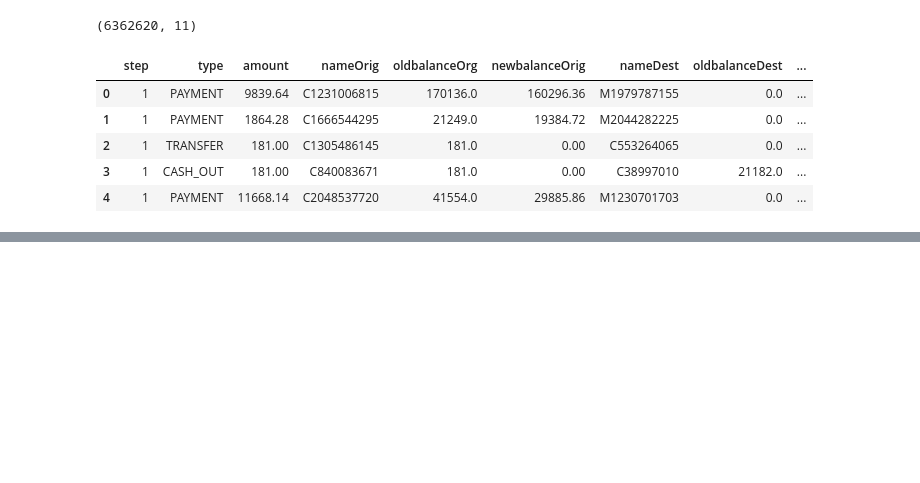
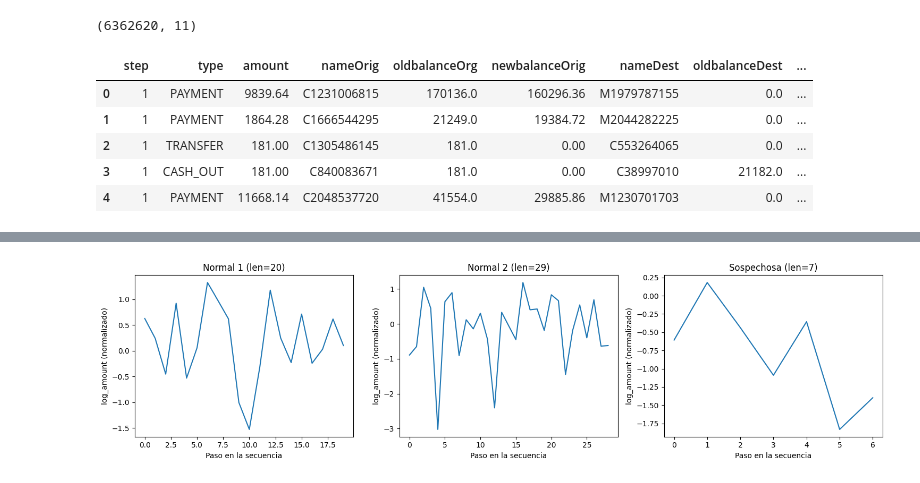
Before and after one commit to nilsmuralles/P2-Deep, a Jupyter notebook: 01_ingenieria_datos.ipynb, the cells around one changed output, grey strips where cells are left out. Cells and saved outputs as stored; diff of their text form; code cells hidden in the pictures; blank space fills up the shorter version.

```diff
--- a/01_ingenieria_datos.ipynb
+++ b/01_ingenieria_datos.ipynb
@@ -37,0 +44,8 @@ df.head()
+# %%
+MIN_TX = 3
+MAX_SEQ_LEN = 50
+
+entity_counts = df["nameDest"].value_counts()
+valid_entities = entity_counts[entity_counts >= MIN_TX].index
+df_valid = df[df["nameDest"].isin(valid_entities)].copy()
+print("Entidades con más o igual a ", MIN_TX, "transacciones:", df_valid["nameDest"].nunique())
@@ -37,0 +114,8 @@ df.head()
+# %%
+train_mask = (df_sampled["split"] == "train").to_numpy()
+scaler = StandardScaler()
+cont_cols = slice(0, 7)
+scaler.fit(raw_features[train_mask][:, cont_cols])
+
+norm_features = raw_features.copy()
+norm_features[:, cont_cols] = scaler.transform(raw_features[:, cont_cols])
@@ -37,0 +187,17 @@ df.head()
+# %%
+normal_idx = meta[meta["label"] == 0].sample(2, random_state=1).index
+fraud_idx = meta[meta["label"] == 1].sample(1, random_state=1).index
+example_idx = list(normal_idx) + list(fraud_idx)
+example_titles = ["Normal 1", "Normal 2", "Sospechosa"]
+
+fig, axes = plt.subplots(1, 3, figsize=(15, 4))
+for ax, idx, title in zip(axes, example_idx, example_titles):
+    L = seq_lengths[idx]
+    ax.plot(sequences[idx, :L, 0])  # log_amount normalizado
+    ax.set_title(f"{title} (len={L})")
+    ax.set_xlabel("Paso en la secuencia")
+    ax.set_ylabel("log_amount (normalizado)")
+plt.tight_layout()
+plt.show()
+# %% [output]
+[figure, added]
```
Also changed, not shown: parts of 16 cells of this notebook, 1 other file.
